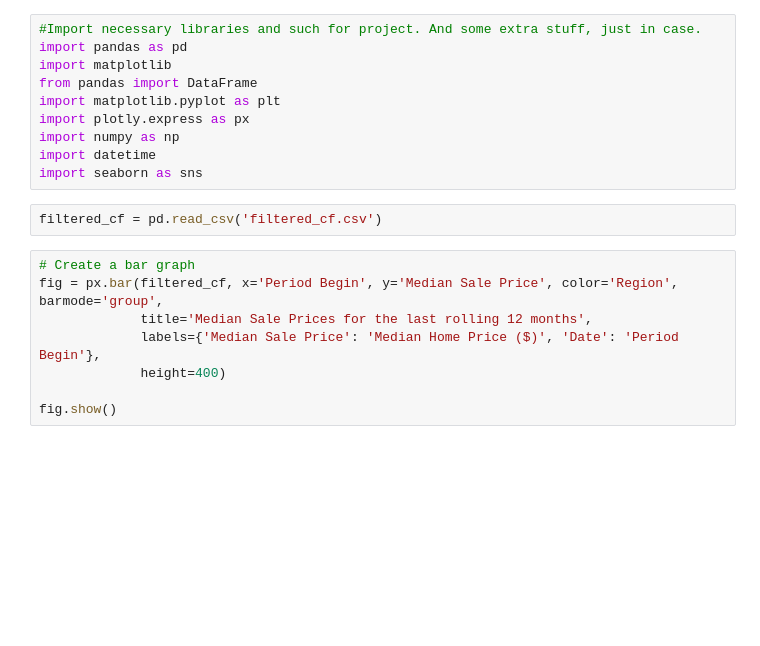
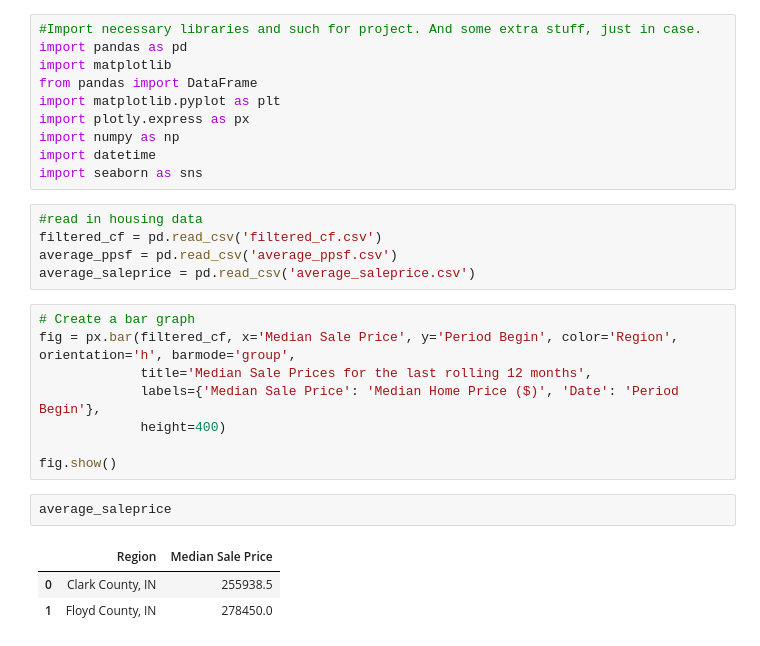
Before and after one commit to RachTheRad/SoIN_Housing_Analysis, a Jupyter notebook: HA_Cap_NB3.ipynb, the cells around one changed output. Saved outputs shown, nothing was run; the diff lists cells and outputs as text; blank space fills up the shorter version.

```diff
--- a/HA_Cap_NB3.ipynb
+++ b/HA_Cap_NB3.ipynb
@@ -8,13 +8,22 @@ import plotly.express as px
 import numpy as np
 import datetime
 import seaborn as sns
-# %%
-filtered_cf = pd.read_csv('filtered_cf.csv')
+# %%
+#read in housing data
+filtered_cf = pd.read_csv('filtered_cf.csv')
+average_ppsf = pd.read_csv('average_ppsf.csv')
+average_saleprice = pd.read_csv('average_saleprice.csv')
 # %%
 # Create a bar graph
-fig = px.bar(filtered_cf, x='Period Begin', y='Median Sale Price', color='Region', barmode='group',
+fig = px.bar(filtered_cf, x='Median Sale Price', y='Period Begin', color='Region', orientation='h', barmode='group',
              title='Median Sale Prices for the last rolling 12 months',
              labels={'Median Sale Price': 'Median Home Price ($)', 'Date': 'Period Begin'},
              height=400)
 
 fig.show()
+# %%
+average_saleprice
+# %% [output]
+|  | Region | Median Sale Price |
+| 0 | Clark County, IN | 255938.5 |
+| 1 | Floyd County, IN | 278450.0 |
```
Also changed, not shown: parts of 3 cells of this notebook, 2 other files.
